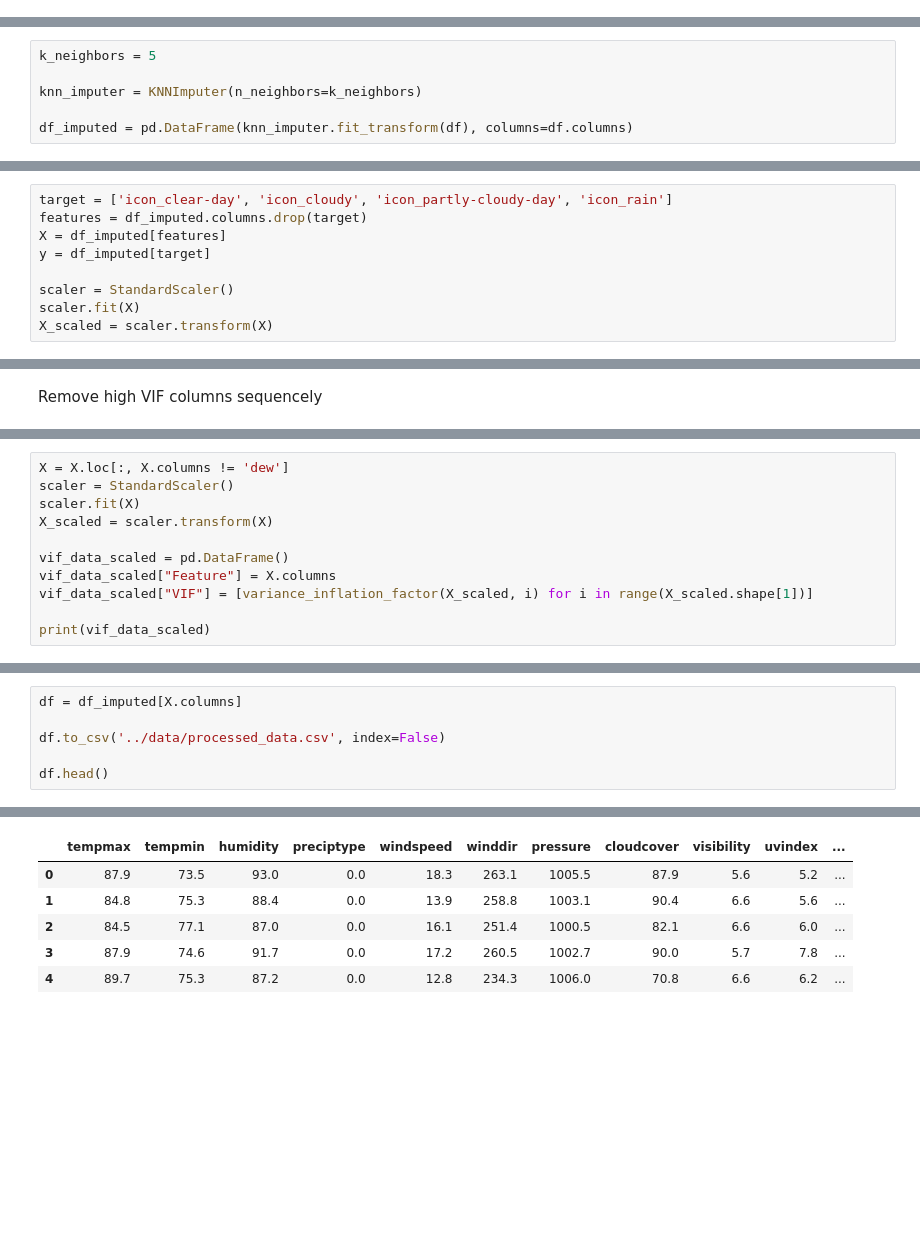
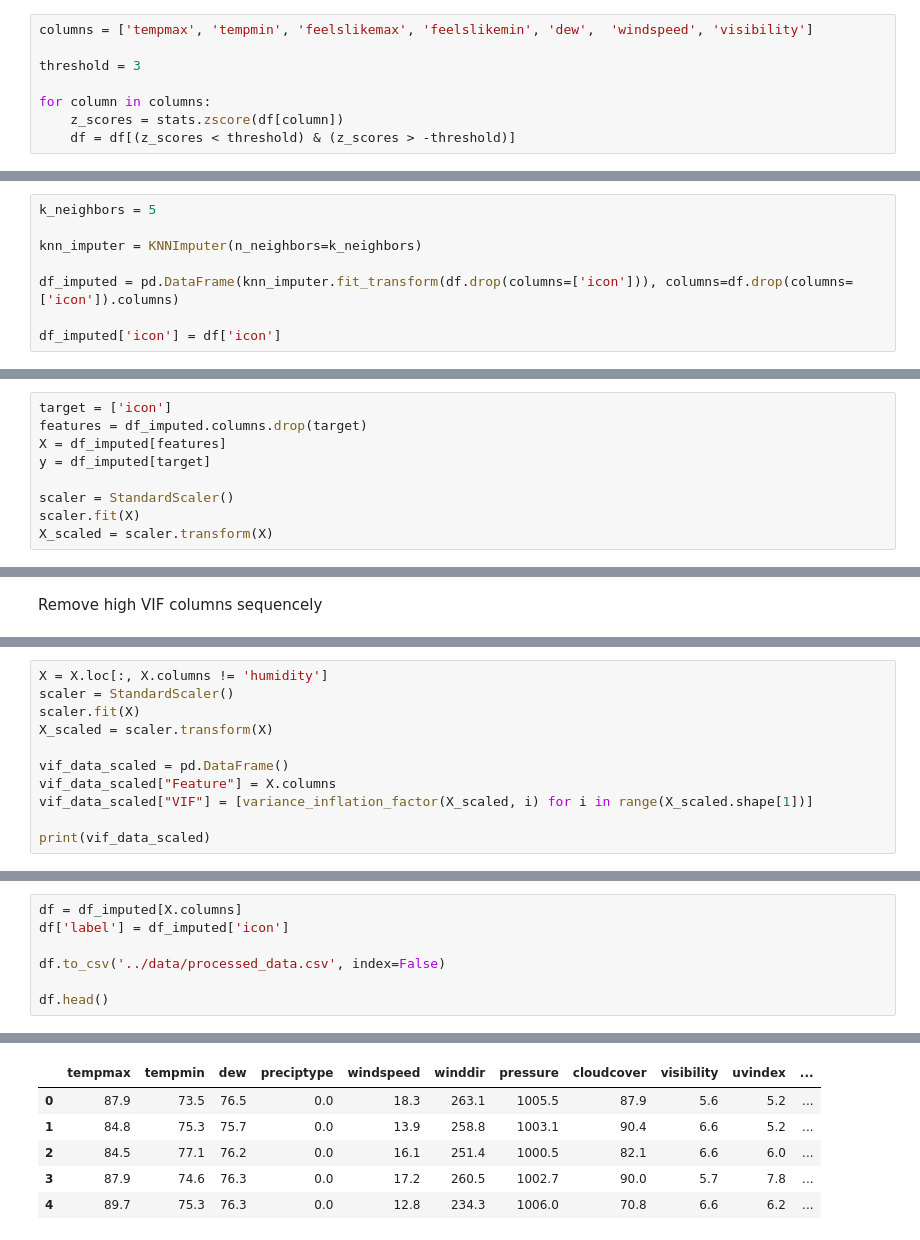
Before and after one commit to khanhnhan1512/Final-Project-Intro-Ds, a Jupyter notebook: src/03-Data_Preprocessing.ipynb, the cells around one changed output, grey strips where cells are left out. Saved outputs shown, nothing was run; the diff lists cells and outputs as text; blank space fills up the shorter version.

```diff
--- a/src/03-Data_Preprocessing.ipynb
+++ b/src/03-Data_Preprocessing.ipynb
@@ -157 +134,9 @@ Remove extreme outliers in 'visibility' column
+# %%
+columns = ['tempmax', 'tempmin', 'feelslikemax', 'feelslikemin', 'dew',  'windspeed', 'visibility']
+
+threshold = 3
+
+for column in columns:
+    z_scores = stats.zscore(df[column])
+    df = df[(z_scores < threshold) & (z_scores > -threshold)]
 # %%
@@ -209,7 +190,9 @@ k_neighbors = 5
 
 knn_imputer = KNNImputer(n_neighbors=k_neighbors)
 
-df_imputed = pd.DataFrame(knn_imputer.fit_transform(df), columns=df.columns)
+df_imputed = pd.DataFrame(knn_imputer.fit_transform(df.drop(columns=['icon'])), columns=df.drop(columns=['icon']).columns)
+
+df_imputed['icon'] = df['icon']
 # %%
 df_imputed.head()
 # %% [output]
@@ -250,5 +229,5 @@ from statsmodels.stats.outliers_influence import variance_inflation_factor
 # %%
-target = ['icon_clear-day', 'icon_cloudy', 'icon_partly-cloudy-day', 'icon_rain']
+target = ['icon']
 features = df_imputed.columns.drop(target)
 X = df_imputed[features]
 y = df_imputed[target]
@@ -362,5 +341,5 @@ print(vif_data_scaled)
 # %%
-X = X.loc[:, X.columns != 'dew']
+X = X.loc[:, X.columns != 'humidity']
 scaler = StandardScaler()
 scaler.fit(X)
 X_scaled = scaler.transform(X)
@@ -507,5 +486,6 @@ print(vif_data_scaled)
 # %%
 df = df_imputed[X.columns]
+df['label'] = df_imputed['icon']
 
 df.to_csv('../data/processed_data.csv', index=False)
 
@@ -514,9 +499,9 @@ df.head()
-|  | tempmax | tempmin | humidity | preciptype | windspeed | winddir | pressure | cloudcover | visibility | uvindex | ... |
-| 0 | 87.9 | 73.5 | 93.0 | 0.0 | 18.3 | 263.1 | 1005.5 | 87.9 | 5.6 | 5.2 | ... |
-| 1 | 84.8 | 75.3 | 88.4 | 0.0 | 13.9 | 258.8 | 1003.1 | 90.4 | 6.6 | 5.6 | ... |
-| 2 | 84.5 | 77.1 | 87.0 | 0.0 | 16.1 | 251.4 | 1000.5 | 82.1 | 6.6 | 6.0 | ... |
-| 3 | 87.9 | 74.6 | 91.7 | 0.0 | 17.2 | 260.5 | 1002.7 | 90.0 | 5.7 | 7.8 | ... |
-| 4 | 89.7 | 75.3 | 87.2 | 0.0 | 12.8 | 234.3 | 1006.0 | 70.8 | 6.6 | 6.2 | ... |
+|  | tempmax | tempmin | dew | preciptype | windspeed | winddir | pressure | cloudcover | visibility | uvindex | ... |
+| 0 | 87.9 | 73.5 | 76.5 | 0.0 | 18.3 | 263.1 | 1005.5 | 87.9 | 5.6 | 5.2 | ... |
+| 1 | 84.8 | 75.3 | 75.7 | 0.0 | 13.9 | 258.8 | 1003.1 | 90.4 | 6.6 | 5.2 | ... |
+| 2 | 84.5 | 77.1 | 76.2 | 0.0 | 16.1 | 251.4 | 1000.5 | 82.1 | 6.6 | 6.0 | ... |
+| 3 | 87.9 | 74.6 | 76.3 | 0.0 | 17.2 | 260.5 | 1002.7 | 90.0 | 5.7 | 7.8 | ... |
+| 4 | 89.7 | 75.3 | 76.3 | 0.0 | 12.8 | 234.3 | 1006.0 | 70.8 | 6.6 | 6.2 | ... |
 # %% [markdown]
 # Conclusion
 
```
Also changed, not shown: parts of 31 cells of this notebook.
